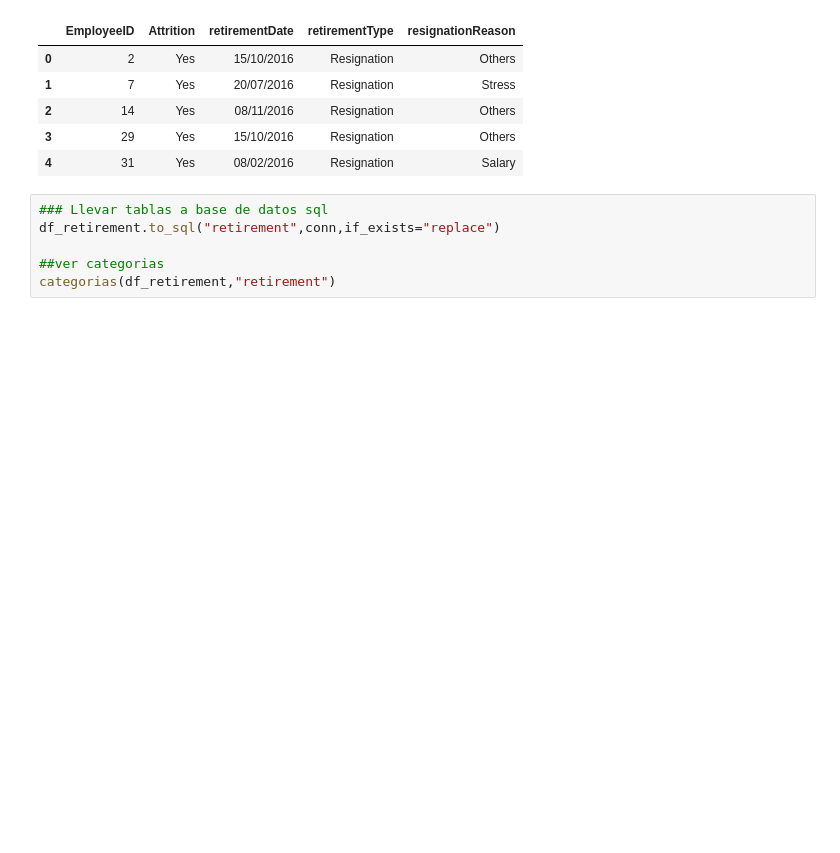
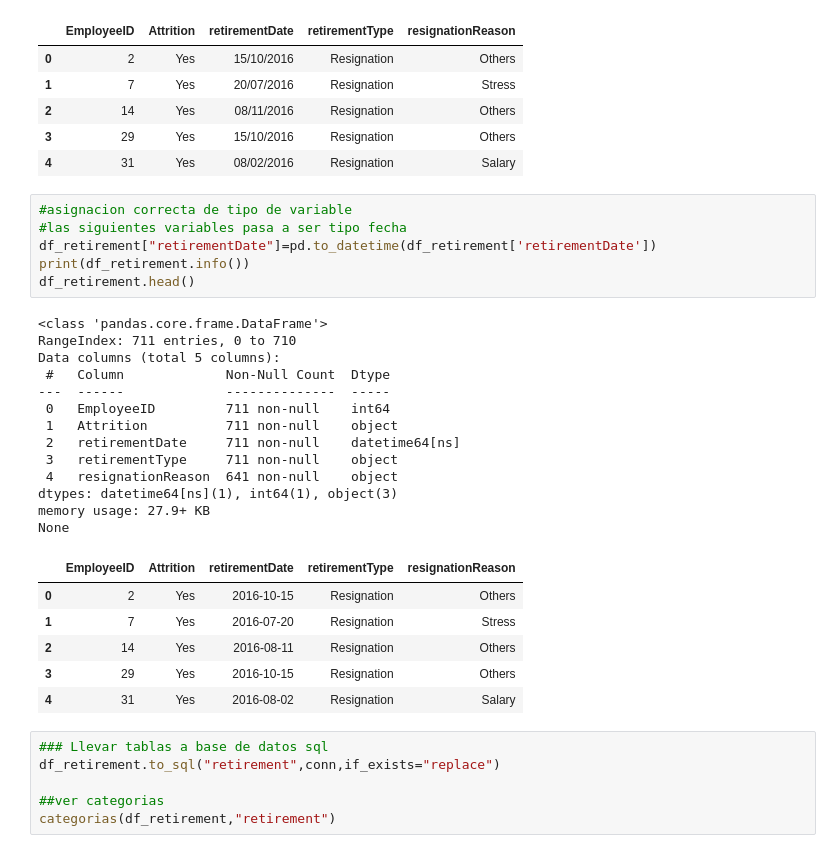
Before and after one commit to vladimir-martin/analitica3_HR, a Jupyter notebook: preprocesamiento.ipynb, the cells around one changed output. Cells and saved outputs as stored; diff of their text form; blank space fills up the shorter version.

```diff
--- a/preprocesamiento.ipynb
+++ b/preprocesamiento.ipynb
@@ -269,6 +312,32 @@ None
 | 2 | 14 | Yes | 08/11/2016 | Resignation | Others |
 | 3 | 29 | Yes | 15/10/2016 | Resignation | Others |
 | 4 | 31 | Yes | 08/02/2016 | Resignation | Salary |
+# %%
+#asignacion correcta de tipo de variable
+#las siguientes variables pasa a ser tipo fecha
+df_retirement["retirementDate"]=pd.to_datetime(df_retirement['retirementDate'])
+print(df_retirement.info())
+df_retirement.head()
+# %% [output]
+<class 'pandas.core.frame.DataFrame'>
+RangeIndex: 711 entries, 0 to 710
+Data columns (total 5 columns):
+ #   Column             Non-Null Count  Dtype
+---  ------             --------------  -----
+ 0   EmployeeID         711 non-null    int64
+ 1   Attrition          711 non-null    object
+ 2   retirementDate     711 non-null    datetime64[ns]
+ 3   retirementType     711 non-null    object
+ 4   resignationReason  641 non-null    object
+dtypes: datetime64[ns](1), int64(1), object(3)
+memory usage: 27.9+ KB
+None
+|  | EmployeeID | Attrition | retirementDate | retirementType | resignationReason |
+| 0 | 2 | Yes | 2016-10-15 | Resignation | Others |
+| 1 | 7 | Yes | 2016-07-20 | Resignation | Stress |
+| 2 | 14 | Yes | 2016-08-11 | Resignation | Others |
+| 3 | 29 | Yes | 2016-10-15 | Resignation | Others |
+| 4 | 31 | Yes | 2016-08-02 | Resignation | Salary |
 # %%
 ### Llevar tablas a base de datos sql
 df_retirement.to_sql("retirement",conn,if_exists="replace")
```
Also changed, not shown: parts of 10 cells of this notebook, 2 other files.
